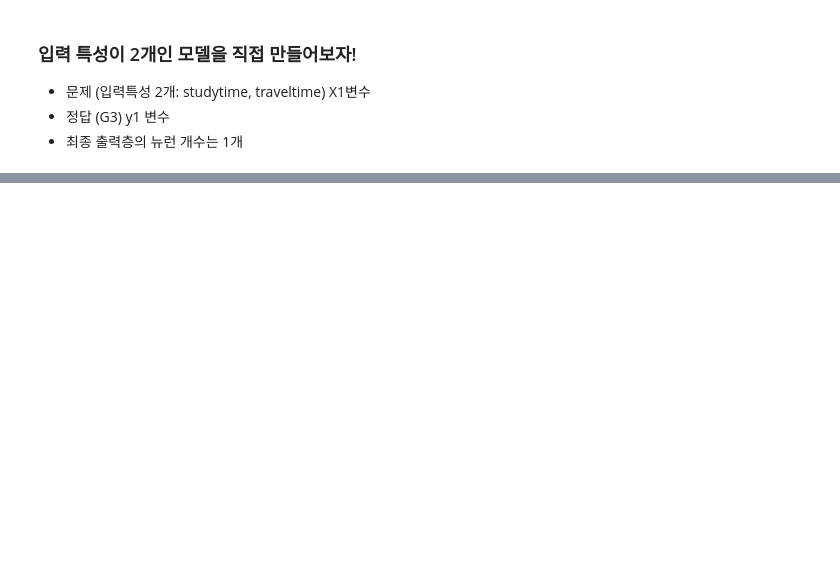
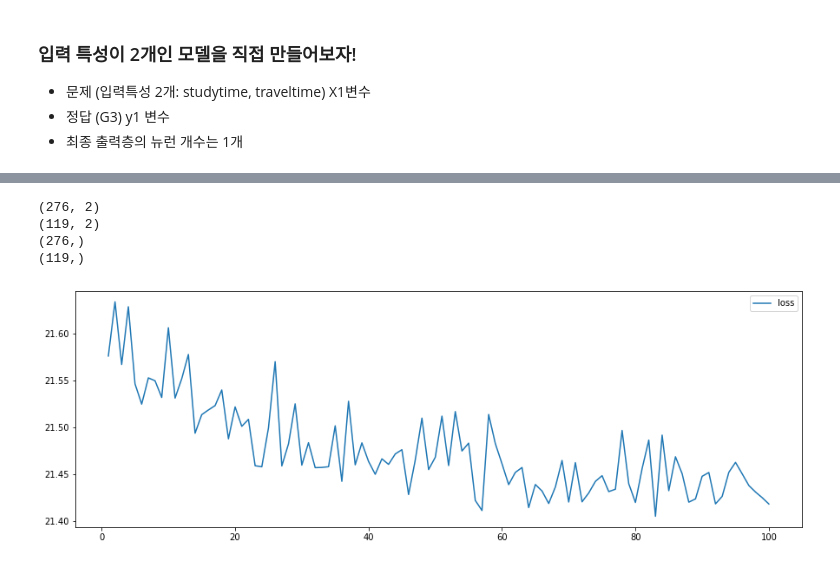
Before and after one commit to ldk7024/Deep_Learning_Study, a Jupyter notebook: 21_07_02_keras_맛보기_(학생_수학_성적_데이터_예측).ipynb, the cells around one changed output, grey strips where cells are left out. Cells and saved outputs as stored; diff of their text form; code cells hidden in the pictures; blank space fills up the shorter version.

```diff
--- a/21_07_02_keras_맛보기_(학생_수학_성적_데이터_예측).ipynb
+++ b/21_07_02_keras_맛보기_(학생_수학_성적_데이터_예측).ipynb
@@ -149 +154,11 @@ print(y1.shape)
+# %%
+print(X1_train.shape)
+print(X1_test.shape)
+print(y1_train.shape)
+print(y1_test.shape)
+# %% [output]
+(276, 2)
+(119, 2)
+(276,)
+(119,)
 # %%
@@ -153,0 +175,15 @@ model.summary()
+# %%
+h1 = model.fit(X_train,y_train, epochs=100)
+# %%
+# 4. 학습과정 시각화
+plt.figure(figsize= (15,5))
+
+plt.plot(range(1,101,1), # epochs를 100까지 설정했기 때문
+         # history: 학습시 출력되는 loss함수 혹은 정확도 값을 가져오기 위한 명령
+         h1.history['loss'],
+         label='loss'
+         )
+plt.legend()
+plt.show()
+# %% [output]
+[figure, added]
```
Also changed, not shown: parts of 9 cells of this notebook.
